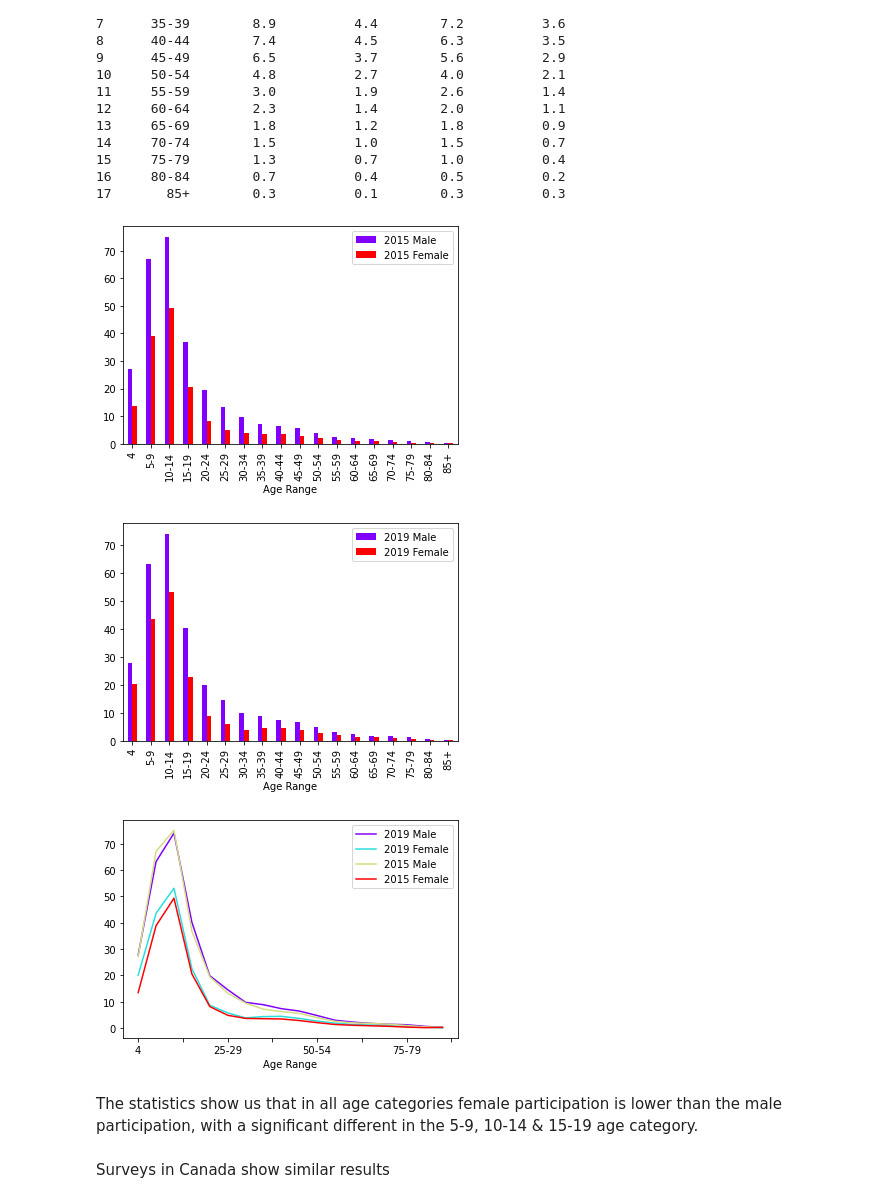
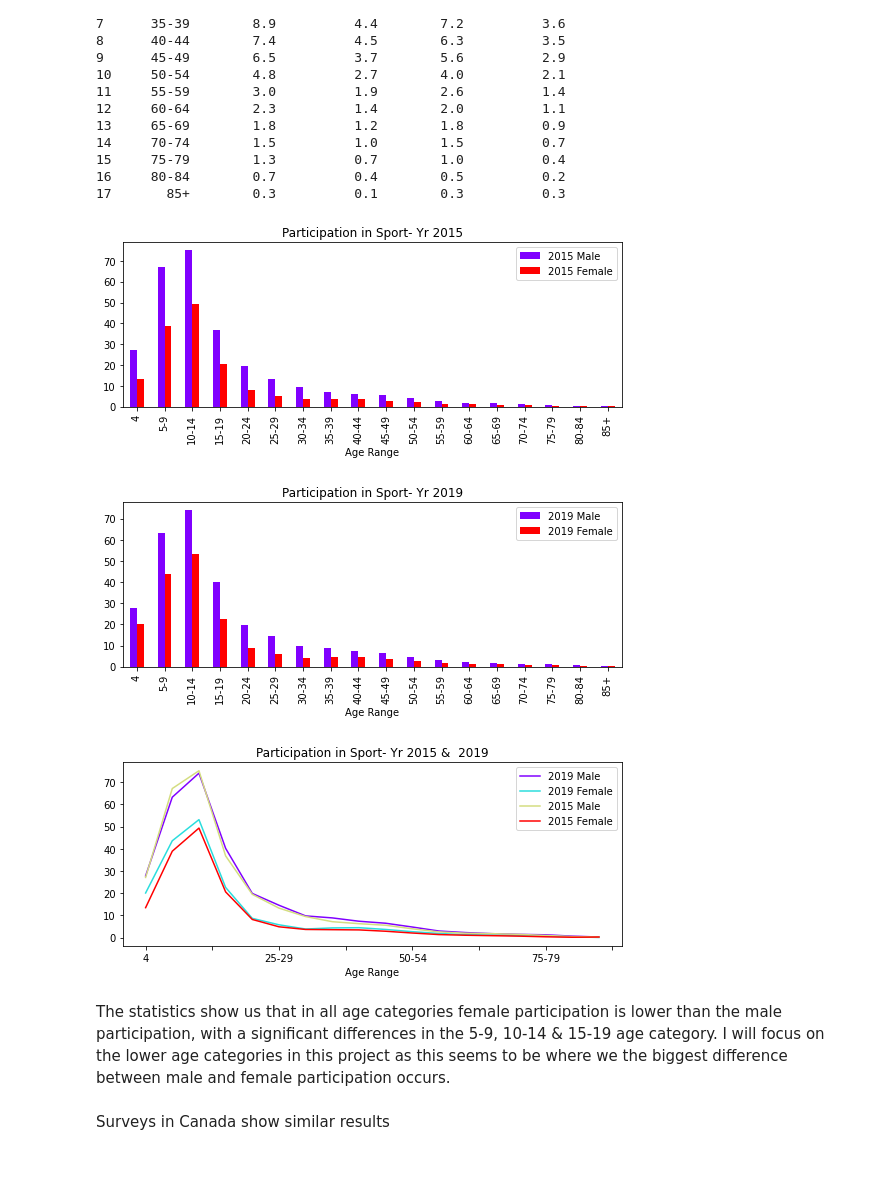
Before and after one commit to Michelleoc/programming-for-data-analysis-project, a Jupyter notebook: project.ipynb, the cells around one changed output. Saved outputs shown, nothing was run; the diff lists cells and outputs as text; code cells hidden in the pictures; blank space fills up the shorter version.

```diff
--- a/project.ipynb
+++ b/project.ipynb
@@ -197,24 +176,24 @@ print(sportstats)
 17       85+        0.3          0.1        0.3          0.3
 # %%
 # 2015 Male vs Female participation
-sportstats.plot(x='Age Range', y=['2015 Male', '2015 Female'],kind='bar', colormap='rainbow')
+sportstats.plot(x='Age Range', y=['2015 Male', '2015 Female'],kind='bar', title="Participation in Sport- Yr 2015", colormap='rainbow')
 plt.show()
 # %% [output]
-[figure, old version]
+[figure, new version]
 # %%
 # 2019 Male vs Female participation
-sportstats.plot(x='Age Range', y=['2019 Male', '2019 Female'], kind='bar', colormap='rainbow')
+sportstats.plot(x='Age Range', y=['2019 Male', '2019 Female'], kind='bar', title="Participation in Sport- Yr 2019", colormap='rainbow')
 plt.show()
 # %% [output]
-[figure, old version]
+[figure, new version]
 # %%
 # 2015 & 2019 Male vs Female participation
-sportstats.plot(x='Age Range', y=['2019 Male', '2019 Female','2015 Male', '2015 Female'], colormap='rainbow')
+sportstats.plot(x='Age Range', y=['2019 Male', '2019 Female','2015 Male', '2015 Female'], title="Participation in Sport- Yr 2015 &  2019", colormap='rainbow')
 plt.show()
 # %% [output]
-[figure, old version]
+[figure, new version]
 # %% [markdown]
-The statistics show us that in all age categories female participation is lower than the male participation, with a significant different in the 5-9, 10-14 & 15-19 age category.
+The statistics show us that in all age categories female participation is lower than the male participation, with a significant differences in the 5-9, 10-14 & 15-19 age category. I will focus on the lower age categories in this project as this seems to be where we the biggest difference between male and female participation occurs.
 # %% [markdown]
 Surveys in Canada show similar results
 # %% [markdown]
```
Also changed, not shown: parts of 45 cells of this notebook, 11 other files.
